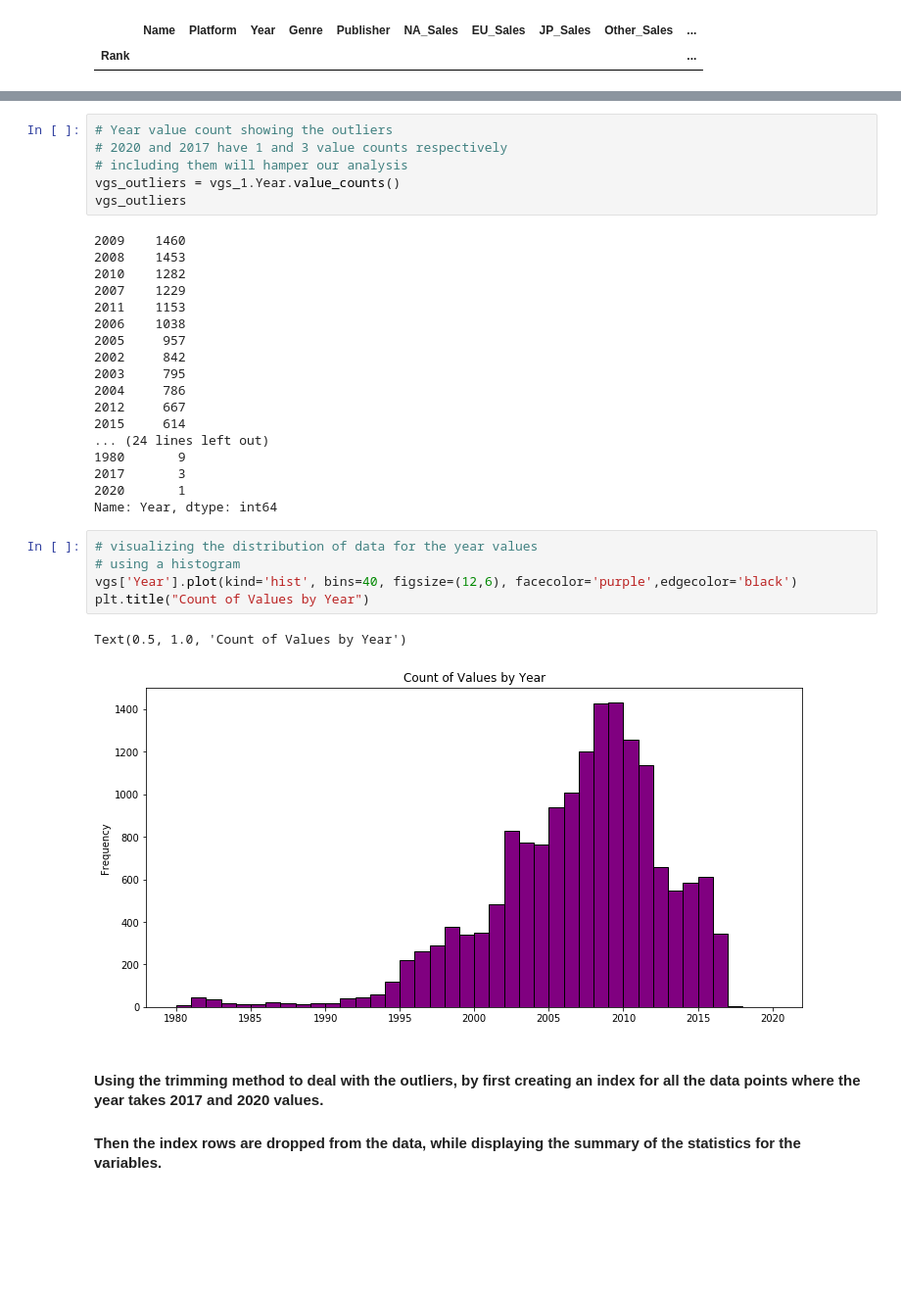
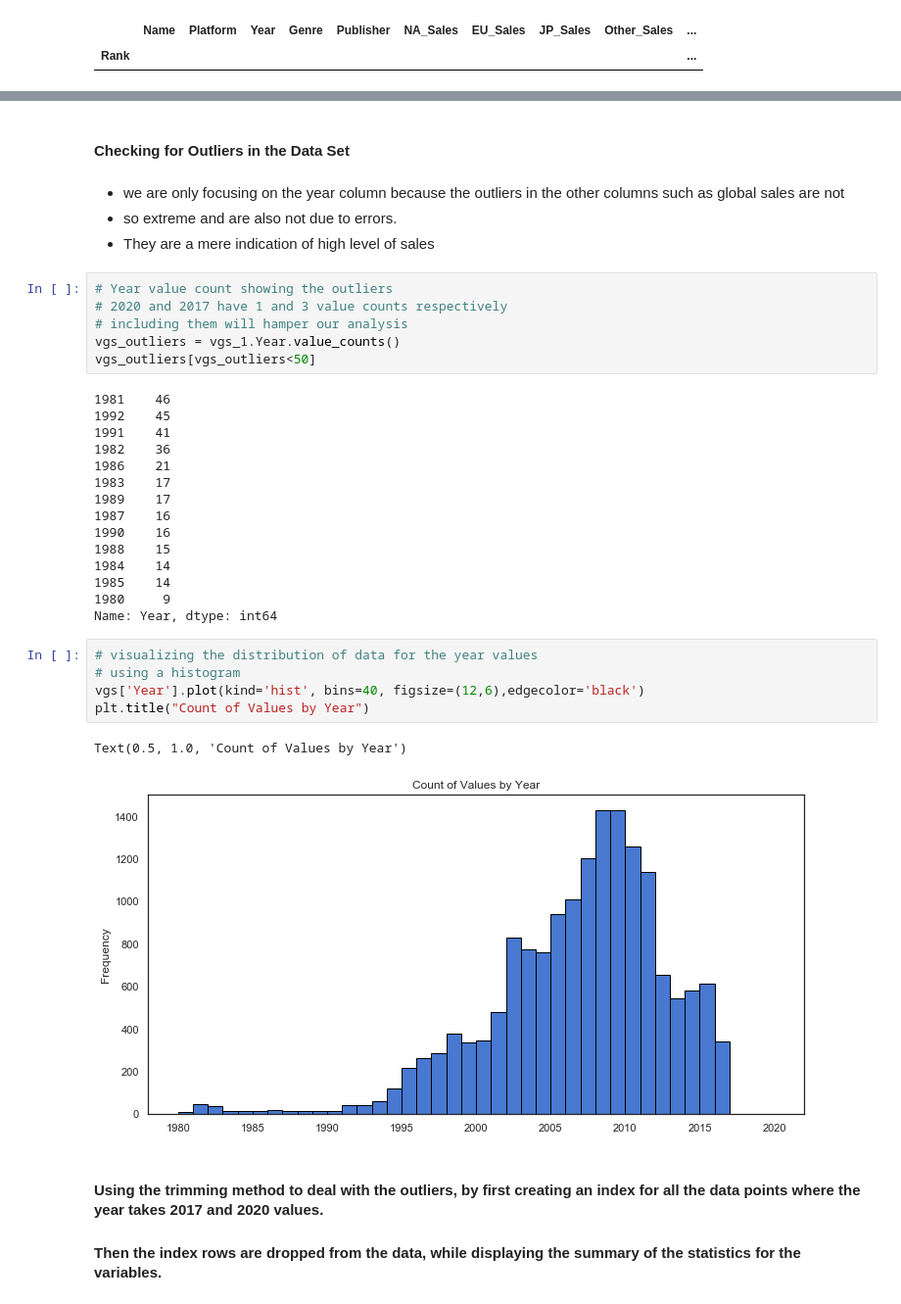
Before and after one commit to Priscilla-B/Video-Game-Sales-EDA, a Jupyter notebook: vgsales_eda.ipynb, the cells around one changed output, grey strips where cells are left out. Shown at 98% size. Drawn from its saved outputs; the diff is of its cells as text; blank space fills up the shorter version.

```diff
--- a/vgsales_eda.ipynb
+++ b/vgsales_eda.ipynb
@@ -317,35 +308,38 @@ Text(0.5, 1.0, 'Box Plot of Year Column')
+# %% [markdown]
+#### Checking for Outliers in the Data Set
+# %% [markdown]
+* we are only focusing on the year column because the outliers in the other columns such as global sales are not
+* so extreme and are also not due to errors.
+* They are a mere indication of high level of sales
 # %%
 # Year value count showing the outliers
 # 2020 and 2017 have 1 and 3 value counts respectively
 # including them will hamper our analysis
 vgs_outliers = vgs_1.Year.value_counts()
-vgs_outliers
+vgs_outliers[vgs_outliers<50]
 # %% [output]
-2009    1460
-2008    1453
-2010    1282
-2007    1229
-2011    1153
-2006    1038
-2005     957
-2002     842
-2003     795
-2004     786
-2012     667
-2015     614
-... (24 lines left out)
-1980       9
-2017       3
-2020       1
+1981    46
+1992    45
+1991    41
+1982    36
+1986    21
+1983    17
+1989    17
+1987    16
+1990    16
+1988    15
+1984    14
+1985    14
+1980     9
 Name: Year, dtype: int64
 # %%
 # visualizing the distribution of data for the year values
 # using a histogram
-vgs['Year'].plot(kind='hist', bins=40, figsize=(12,6), facecolor='purple',edgecolor='black')
+vgs['Year'].plot(kind='hist', bins=40, figsize=(12,6),edgecolor='black')
 plt.title("Count of Values by Year")
 # %% [output]
 Text(0.5, 1.0, 'Count of Values by Year')
-[figure, old version]
+[figure, new version]
 # %% [markdown]
 ####  Using the trimming method to deal with the outliers, by first creating an index for all the data points where the year takes 2017 and 2020  values.
 #### Then the index rows are  dropped from the data, while displaying the  summary of the statistics for the variables.
```
Also changed, not shown: parts of 51 cells of this notebook.
